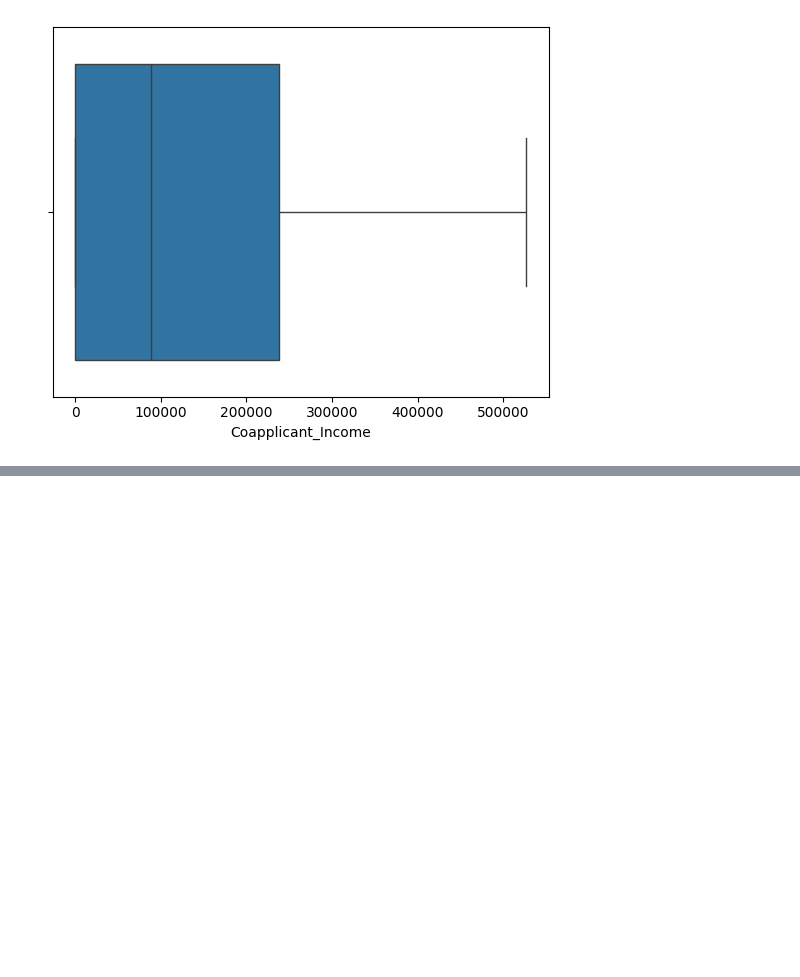
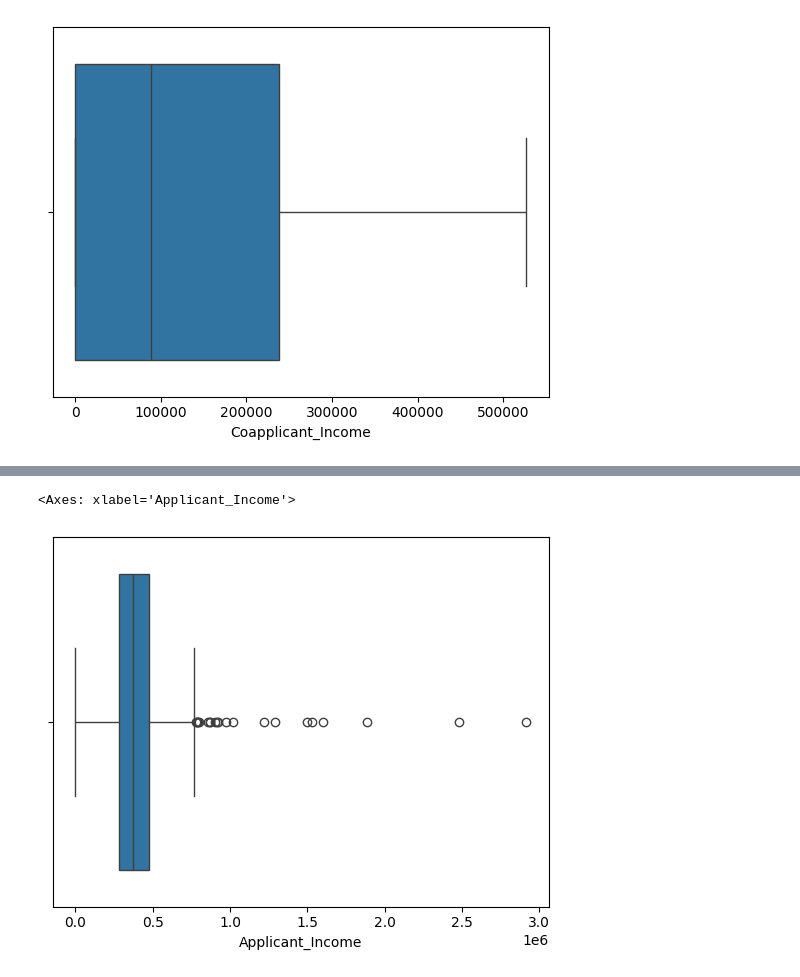
Before and after one commit to UtkarshGupta048/Data-Analytics, a Jupyter notebook: Loan_dataset.ipynb, the cells around one changed output, grey strips where cells are left out. Cells and saved outputs as stored; diff of their text form; code cells hidden in the pictures; blank space fills up the shorter version.

```diff
--- a/Loan_dataset.ipynb
+++ b/Loan_dataset.ipynb
@@ -446,0 +566,5 @@ sns.boxplot(data=new_df,x='Coapplicant_Income')
+# %%
+sns.boxplot(data=new_df, x='Applicant_Income')
+# %% [output]
+<Axes: xlabel='Applicant_Income'>
+[figure, added]
```
Also changed, not shown: parts of 21 cells of this notebook.
